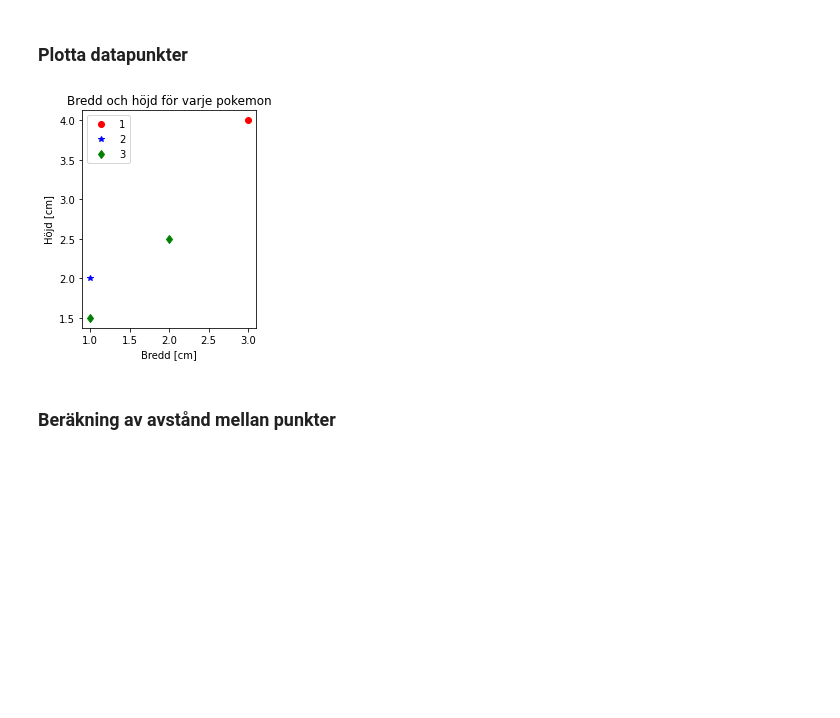
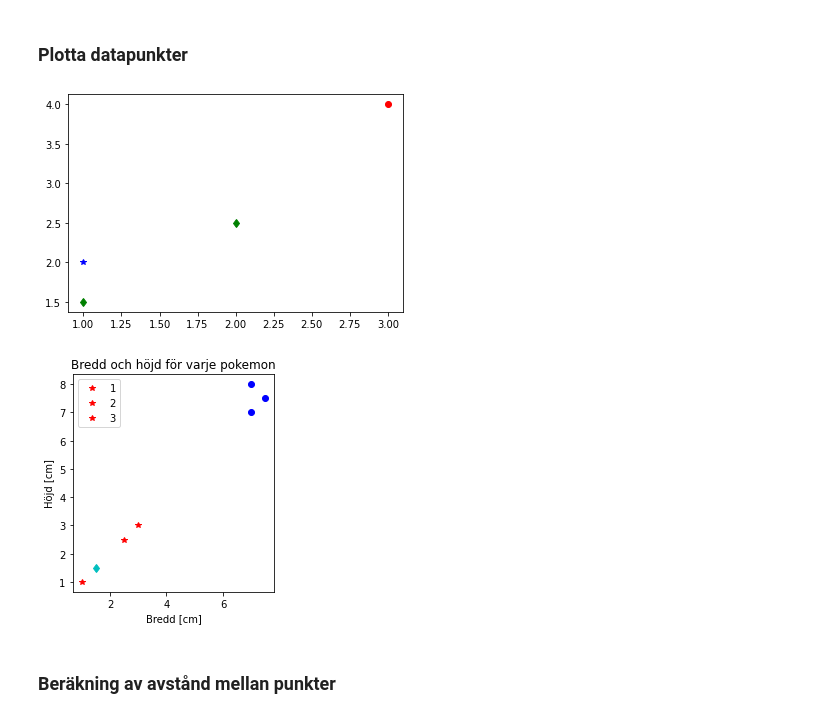
Before and after one commit to Erik-M-Larsson/python-programming-Erik-Larsson, a Jupyter notebook: Labs/lab2.ipynb, the cells around one changed output. Saved outputs shown, nothing was run; the diff lists cells and outputs as text; code cells hidden in the pictures; blank space fills up the shorter version.

Commit message:
Uppg 3 variabelnamn. Funktion plot_alla()

```diff
--- a/Labs/lab2.ipynb
+++ b/Labs/lab2.ipynb
@@ -124,25 +130,34 @@ visa_avatar("Okänd")
 # %%
-# Funktion för att plotta datapunkter
-# Den här funktionen är inte färdig
+# Plotta alla punkter i en figur
 
-def plot_punkter(data, fmt):
+def plot_alla(punkter_pichu: list, punkter_pikachu: list, punkter_test):
+    plot_punkter( punkter_pichu, "r*")
+    plot_punkter( punkter_pikachu, "bo")
+    plot_punkter( punkter_test, "cd")
 
-    #plt.figure(num =1)
-    for d in data:
-        plt.plot(d[0],d[1],fmt)
     plt.xlabel("Bredd [cm]")
     plt.ylabel("Höjd [cm]")
     plt.title("Bredd och höjd för varje pokemon")
     plt.legend(("1", "2", "3"))
     plt.gca().set_aspect("equal") # Sätt förhållande mellan x- och y-axel lika. Löst baserat på https://www.pythonpool.com/matplotlib-aspect-ratio/
-    #plt.show()
+
+    plt.show()
+
+    print("\n")
 # %%
 # Test av funktion plot_punkter()
 plot_punkter([[3,4]], "ro")
 plot_punkter([[1,2]], "b*")
 plot_punkter([[2, 2.5],[1, 1.5]], "gd")
+plt.show()
+
+lista_data1 = [[1, 1, "Pikachu"], [2.5, 2.5, "Pikachu"], [3, 3, "Pikachu"]]
+lista_data2 = [[7, 7, "Pichu"], [7.5, 7.5, "Pichu"], [7, 8, "Pichu"]]
+lista_test = [[1.5, 1.5]]
+plot_alla(lista_data1,lista_data2,lista_test)
 # %% [output]
-[figure, old version]
+[figure, new version]
+[figure, added]
 # %% [markdown]
 ### Beräkning av avstånd mellan punkter
 # %%
```
Also changed, not shown: parts of 6 cells of this notebook.
